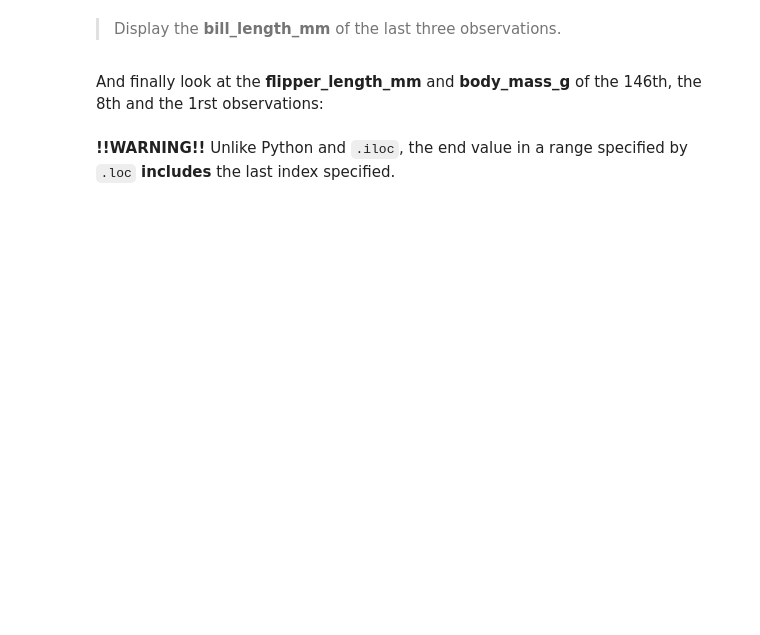
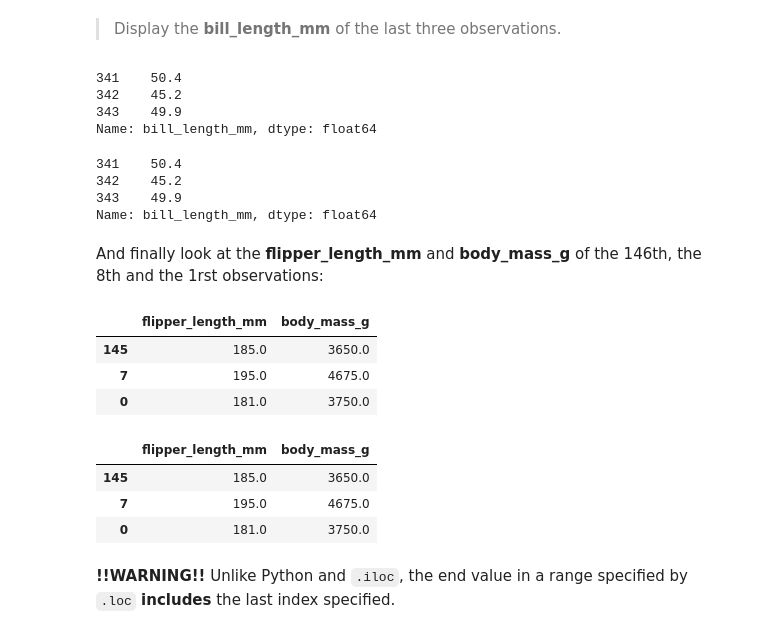
Before and after one commit to biljana-zobenica/beginners-data-workshop, a Jupyter notebook: notebooks/2. First steps with Pandas.ipynb, the cells around one changed output. Cells and saved outputs as stored; diff of their text form; code cells hidden in the pictures; blank space fills up the shorter version.

Commit message:
Display settings and subsetting data

```diff
--- a/notebooks/2. First steps with Pandas.ipynb
+++ b/notebooks/2. First steps with Pandas.ipynb
@@ -154,6 +154,9 @@ We can check the display option of the notebook.
 pd.options.display.max_rows
 # %% [markdown]
 >Force pandas to display 25 rows by changing the value of the above.
+# %%
+pd.options.display.max_rows=25
+# pd.options.display.max_rows(25) --> INT object is not callable
 # %%
 # %load ../solutions/02_07.py
 # %% [markdown]
@@ -187,15 +225,33 @@ See [documentation ](https://pandas.pydata.org/pandas-docs/stable/indexing.html)
 >Display the **bill_length_mm** of the last three observations.
 # %%
 # using .iloc
+df.iloc[-3:, 2]
+# %% [output]
+341    50.4
+342    45.2
+343    49.9
+Name: bill_length_mm, dtype: float64
 # %%
 # %load ../solutions/02_11.py
 # %%
 # using .loc
+df['bill_length_mm'].loc[341:]
+# %% [output]
+341    50.4
+342    45.2
+343    49.9
+Name: bill_length_mm, dtype: float64
 # %%
 # %load ../solutions/02_12.py
 # %% [markdown]
 And finally look at the **flipper_length_mm** and **body_mass_g** of the 146th, the 8th and the 1rst observations:
 # %%
 # using .iloc
+df.iloc[[145, 7, 0], [4, 5]]
+# %% [output]
+|  | flipper_length_mm | body_mass_g |
+| 145 | 185.0 | 3650.0 |
+| 7 | 195.0 | 4675.0 |
+| 0 | 181.0 | 3750.0 |
 # %%
 # %load ../solutions/02_13.py
@@ -204,3 +258,12 @@ And finally look at the **flipper_length_mm** and **body_mass_g** of the 146th,
+# %%
+# using .loc
+df.loc[[145, 7, 0],['flipper_length_mm', 'body_mass_g']]
+### df['flipper_length_mm', 'body_mass_g'].loc[145, 7, 0]
+# %% [output]
+|  | flipper_length_mm | body_mass_g |
+| 145 | 185.0 | 3650.0 |
+| 7 | 195.0 | 4675.0 |
+| 0 | 181.0 | 3750.0 |
 # %%
 # %load ../solutions/02_14.py
 # %% [markdown]
```
Also changed, not shown: parts of 6 cells of this notebook.
